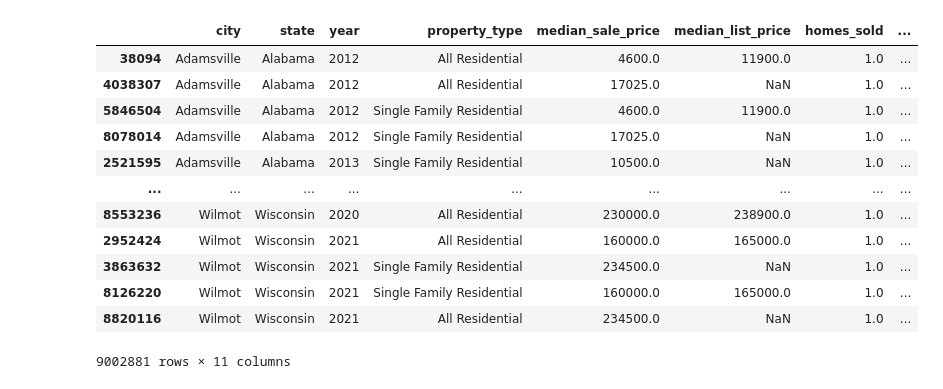
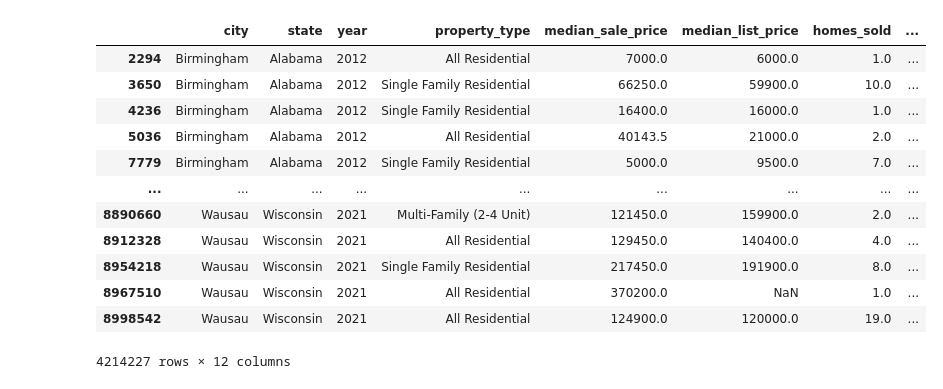
Before and after one commit to laurenweiner/housing_market_project, a Jupyter notebook: redfin-housing-market-clean.ipynb, the cells around one changed output. Drawn from its saved outputs; the diff is of its cells as text; code cells hidden in the pictures.

Commit message:
Kaggle Notebook | redfin_housing_market_clean | Version 4

```diff
--- a/redfin-housing-market-clean.ipynb
+++ b/redfin-housing-market-clean.ipynb
@@ -32,7 +33,8 @@ nmt_df = pd.read_csv(nmt_data, sep='\t')
 nmt_df['year'] = nmt_df['period_begin'].astype(str).str[:4]
 nmt_clean_df = nmt_df[['city', 'state', 'state_code', 'parent_metro_region','year', 'property_type', 'median_sale_price', 'median_list_price',  'homes_sold',   'new_listings',  'inventory', 'avg_sale_to_list', 'sold_above_list']]
 # %%
-nmt_clean_df['city_state'] = nmt_clean_df['city'] + ', ' + nmt_clean_df['state_code']
+nmt_clean_df['city_state_code'] = nmt_clean_df['city'] + ', ' + nmt_clean_df['state_code']
+nmt_clean_df['city_state'] = nmt_clean_df['city'] + ', ' + nmt_clean_df['state']
 # %% [output]
 A value is trying to be set on a copy of a slice from a DataFrame.
 Try using .loc[row_indexer,col_indexer] = value instead
@@ -42,4 +48,4 @@ See the caveats in the documentation: https://pandas.pydata.org/pandas-docs/stab
 # %%
 metro_city_df = nmt_clean_df.copy()
 # %%
-metro_city_df[metro_city_df['parent_metro_region'] == metro_city_df['city_state']]
+metro_city_df = metro_city_df[metro_city_df['parent_metro_region'] == metro_city_df['city_state_code']]
@@ -60,18 +52,18 @@ metro_city_df[metro_city_df['parent_metro_region'] == metro_city_df['city_state'
 # %%
-metro_city_df = metro_city_df[['city', 'state', 'year', 'property_type', 'median_sale_price', 'median_list_price',  'homes_sold',   'new_listings',  'inventory', 'avg_sale_to_list', 'sold_above_list']]
+metro_city_df = metro_city_df[['city', 'state', 'year', 'property_type', 'median_sale_price', 'median_list_price',  'homes_sold',   'new_listings',  'inventory', 'avg_sale_to_list', 'sold_above_list','city_state']]
 final_metro_city_df = metro_city_df.sort_values(by=['state','city','year'])
 final_metro_city_df
 # %% [output]
 |  | city | state | year | property_type | median_sale_price | median_list_price | homes_sold | ... |
-| 38094 | Adamsville | Alabama | 2012 | All Residential | 4600.0 | 11900.0 | 1.0 | ... |
-| 4038307 | Adamsville | Alabama | 2012 | All Residential | 17025.0 | NaN | 1.0 | ... |
-| 5846504 | Adamsville | Alabama | 2012 | Single Family Residential | 4600.0 | 11900.0 | 1.0 | ... |
-| 8078014 | Adamsville | Alabama | 2012 | Single Family Residential | 17025.0 | NaN | 1.0 | ... |
-| 2521595 | Adamsville | Alabama | 2013 | Single Family Residential | 10500.0 | NaN | 1.0 | ... |
+| 2294 | Birmingham | Alabama | 2012 | All Residential | 7000.0 | 6000.0 | 1.0 | ... |
+| 3650 | Birmingham | Alabama | 2012 | Single Family Residential | 66250.0 | 59900.0 | 10.0 | ... |
+| 4236 | Birmingham | Alabama | 2012 | Single Family Residential | 16400.0 | 16000.0 | 1.0 | ... |
+| 5036 | Birmingham | Alabama | 2012 | All Residential | 40143.5 | 21000.0 | 2.0 | ... |
+| 7779 | Birmingham | Alabama | 2012 | Single Family Residential | 5000.0 | 9500.0 | 7.0 | ... |
 | ... | ... | ... | ... | ... | ... | ... | ... | ... |
-| 8553236 | Wilmot | Wisconsin | 2020 | All Residential | 230000.0 | 238900.0 | 1.0 | ... |
-| 2952424 | Wilmot | Wisconsin | 2021 | All Residential | 160000.0 | 165000.0 | 1.0 | ... |
-| 3863632 | Wilmot | Wisconsin | 2021 | Single Family Residential | 234500.0 | NaN | 1.0 | ... |
-| 8126220 | Wilmot | Wisconsin | 2021 | Single Family Residential | 160000.0 | 165000.0 | 1.0 | ... |
-| 8820116 | Wilmot | Wisconsin | 2021 | All Residential | 234500.0 | NaN | 1.0 | ... |
+| 8890660 | Wausau | Wisconsin | 2021 | Multi-Family (2-4 Unit) | 121450.0 | 159900.0 | 2.0 | ... |
+| 8912328 | Wausau | Wisconsin | 2021 | All Residential | 129450.0 | 140400.0 | 4.0 | ... |
+| 8954218 | Wausau | Wisconsin | 2021 | Single Family Residential | 217450.0 | 191900.0 | 8.0 | ... |
+| 8967510 | Wausau | Wisconsin | 2021 | All Residential | 370200.0 | NaN | 1.0 | ... |
+| 8998542 | Wausau | Wisconsin | 2021 | All Residential | 124900.0 | 120000.0 | 19.0 | ... |
-9002881 rows × 11 columns
+4214227 rows × 12 columns
```
Also changed, not shown: parts of 11 cells of this notebook.
